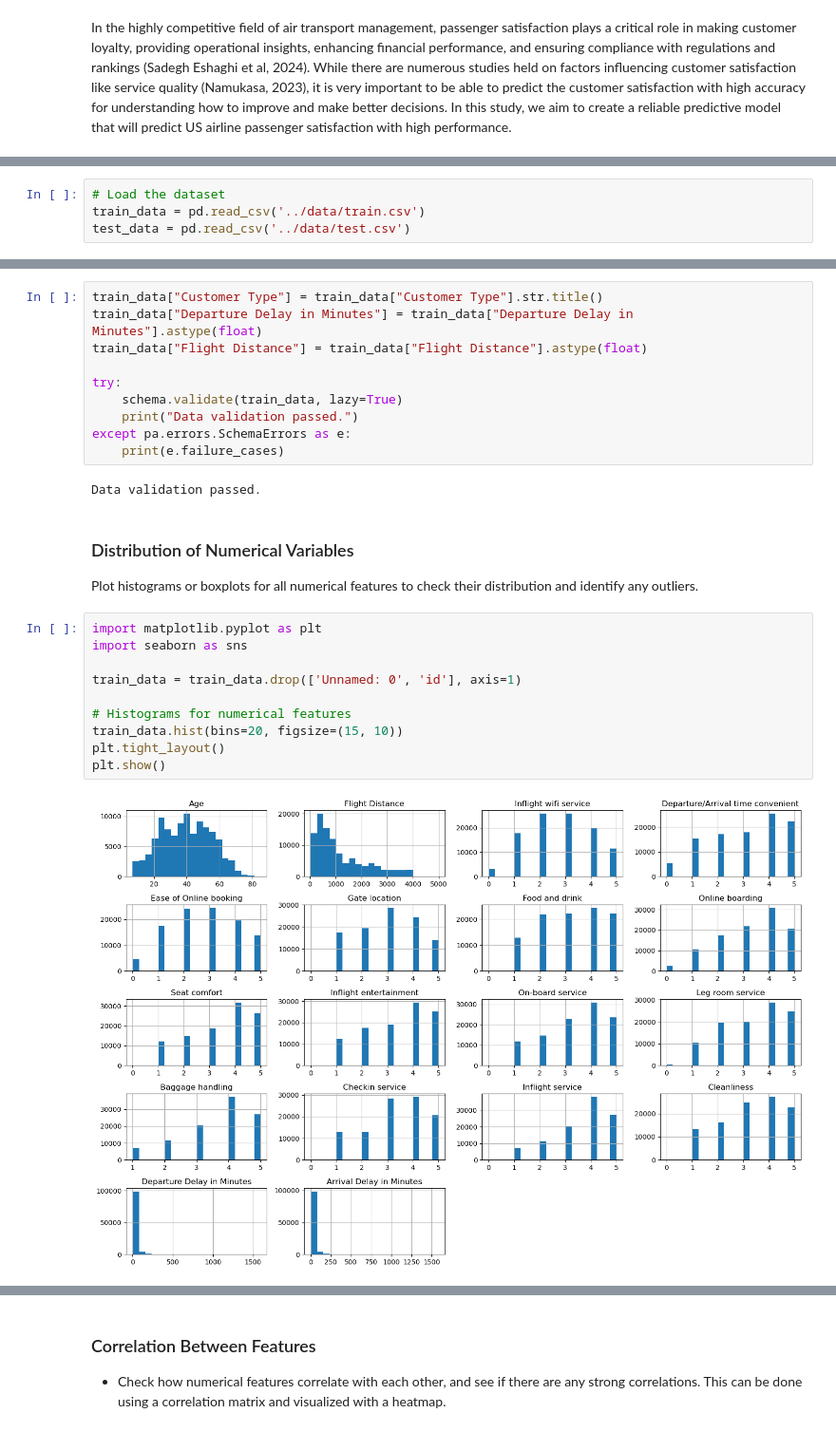
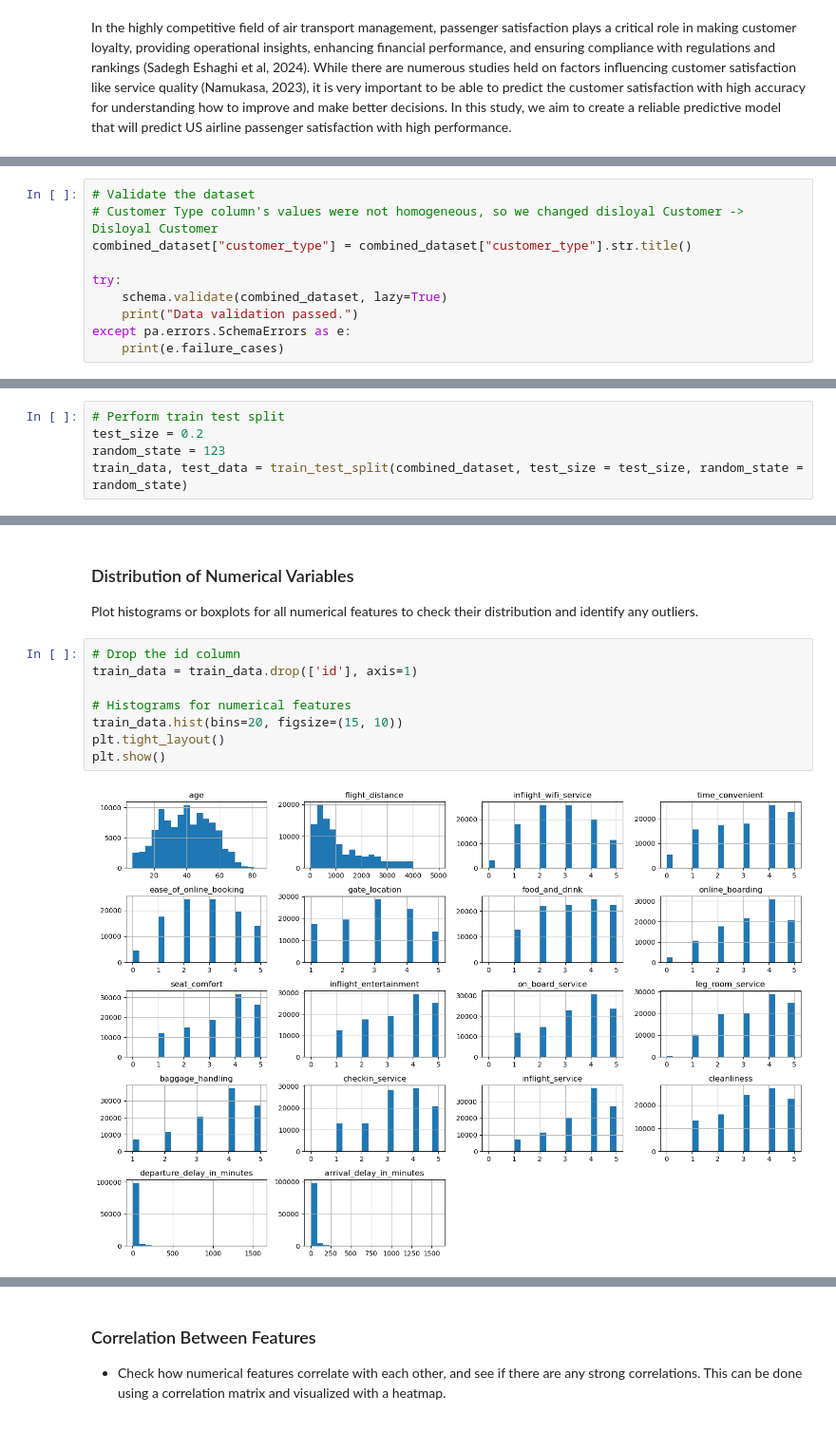
Before and after one commit to UBC-MDS/DSCI_522_group12, a Jupyter notebook: notebooks/airline_passenger_satisfaction_predictor.ipynb, the cells around one changed output, grey strips where cells are left out. Shown at 95% size. Saved outputs shown, nothing was run; the diff lists cells and outputs as text.

```diff
--- a/notebooks/airline_passenger_satisfaction_predictor.ipynb
+++ b/notebooks/airline_passenger_satisfaction_predictor.ipynb
@@ -39,0 +176,10 @@ We used different evaluation metrics to have proper evaluation of the model perf
+# %%
+# Validate the dataset
+# Customer Type column's values were not homogeneous, so we changed disloyal Customer -> Disloyal Customer
+combined_dataset["customer_type"] = combined_dataset["customer_type"].str.title()
+
+try:
+    schema.validate(combined_dataset, lazy=True)
+    print("Data validation passed.")
+except pa.errors.SchemaErrors as e:
+    print(e.failure_cases)
@@ -39,0 +275,5 @@ We used different evaluation metrics to have proper evaluation of the model perf
+# %%
+# Perform train test split
+test_size = 0.2
+random_state = 123
+train_data, test_data = train_test_split(combined_dataset, test_size = test_size, random_state = random_state)
@@ -47,4 +292,0 @@ For an exploratory data analysis (EDA) on the Airline Passenger Satisfaction dat
-# %%
-# Load the dataset
-train_data = pd.read_csv('../data/train.csv')
-test_data = pd.read_csv('../data/test.csv')
@@ -110,28 +293,14 @@ schema = pa.DataFrameSchema(
-# %%
-train_data["Customer Type"] = train_data["Customer Type"].str.title()
-train_data["Departure Delay in Minutes"] = train_data["Departure Delay in Minutes"].astype(float)
-train_data["Flight Distance"] = train_data["Flight Distance"].astype(float)
-
-try:
-    schema.validate(train_data, lazy=True)
-    print("Data validation passed.")
-except pa.errors.SchemaErrors as e:
-    print(e.failure_cases)
-# %% [output]
-Data validation passed.
 # %% [markdown]
 ### Distribution of Numerical Variables
 Plot histograms or boxplots for all numerical features to check their distribution and identify any outliers.
 # %%
-import matplotlib.pyplot as plt
-import seaborn as sns
-
-train_data = train_data.drop(['Unnamed: 0', 'id'], axis=1)
+# Drop the id column
+train_data = train_data.drop(['id'], axis=1)
 
 # Histograms for numerical features
 train_data.hist(bins=20, figsize=(15, 10))
 plt.tight_layout()
 plt.show()
 # %% [output]
-[figure, old version]
+[figure, new version]
 # %% [markdown]
```
Also changed, not shown: parts of 93 cells of this notebook.
